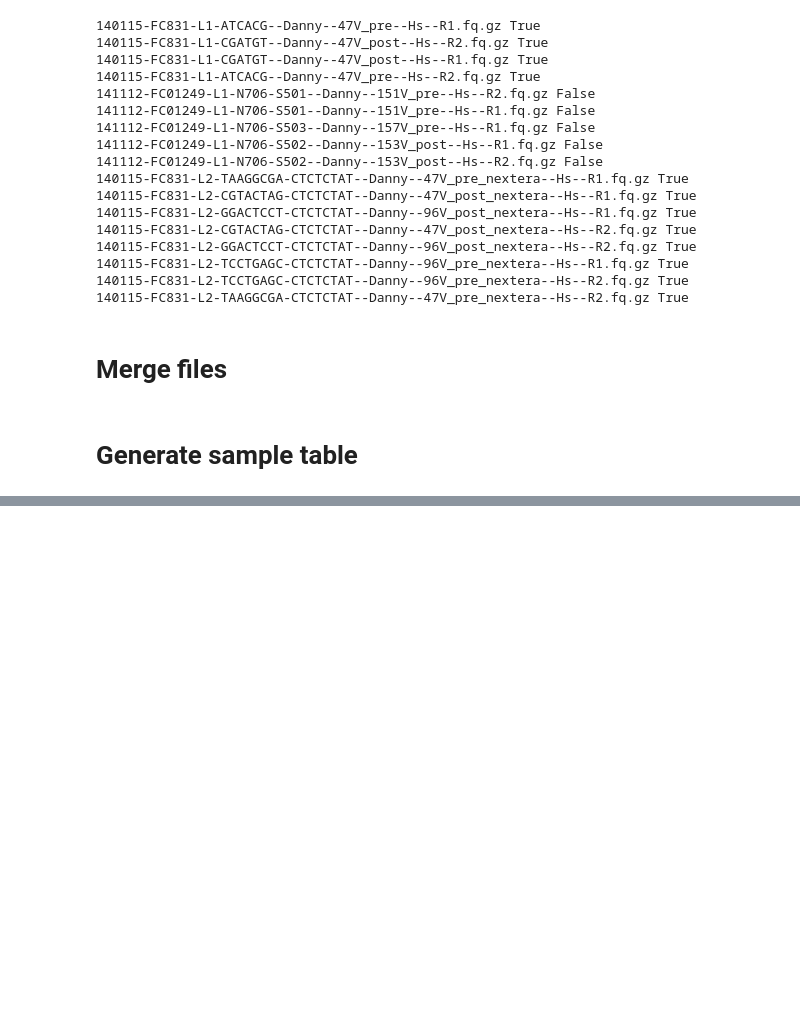
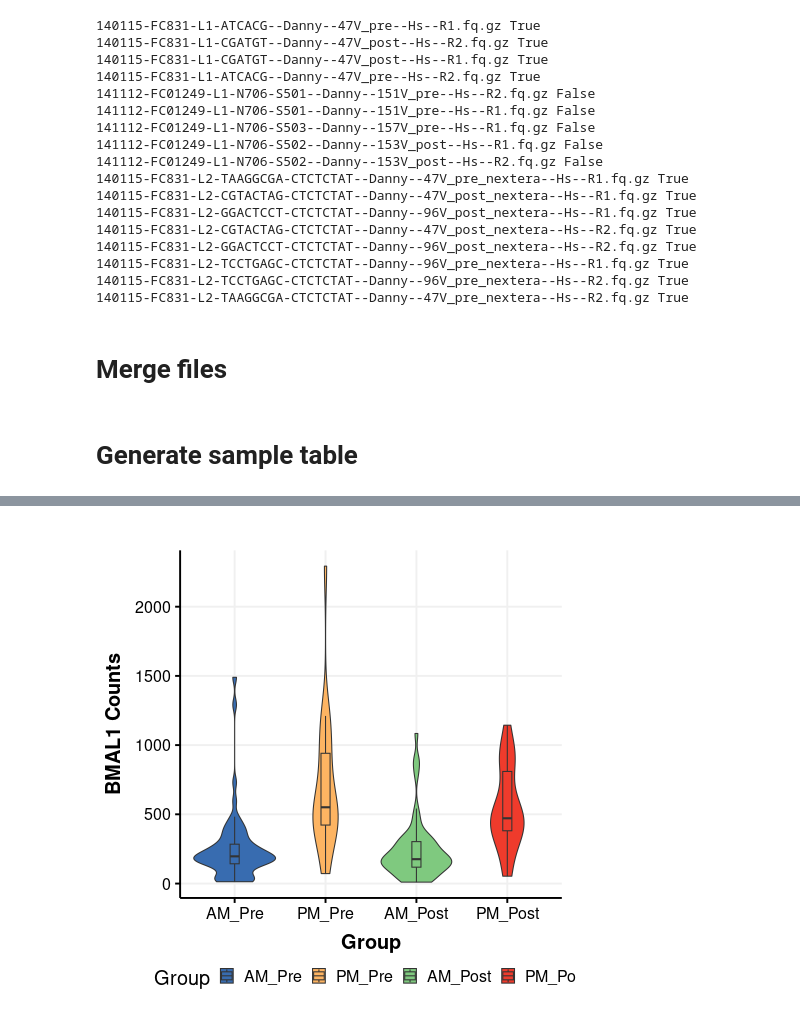
Before and after one commit to wkdeng/AMI, a Jupyter notebook: sample_clean_md5.ipynb, the cells around one changed output, grey strips where cells are left out. Drawn from its saved outputs; the diff is of its cells as text; code cells hidden in the pictures; blank space fills up the shorter version.

```diff
--- a/sample_clean_md5.ipynb
+++ b/sample_clean_md5.ipynb
@@ -164,0 +421,26 @@ samples
+# %%
+%%R
+sample_info<-read.table('data/sample_info/to_diff.txt',sep='\t',header=T)
+sample_info$Cate<-paste(sample_info$Time,sample_info$Group,sep='_')
+sample_info[sample_info$Treated=='','Treated']<-'NA'
+sample_info$Patient<-apply(sample_info,1,function(x) strsplit(x[1],'_')[[1]][1])
+
+quality<-read.table('data/sample_info/quality.txt',sep='\t',header=T)
+rownames(quality)<-quality$Sample
+sample_info[c('Quality', 'GC', 'Read_length')]<-quality[sample_info$Sample,c('Quality', 'GC', 'Read_length')]
+
+kal_dirs <- file.path("data/kallisto", sample_info$Sample,'/abundance.h5')
+t2g<-read.table('data/sample_info/t2g.txt',sep='\t',header=T)
+protein_coding<-t2g[t2g$TYPE=='protein_coding','GENENAME']
+g2n<-t2g[,c('GENEID','GENENAME')]
+g2n<-g2n[!duplicated(g2n$GENEID),]
+t2g<-t2g[,c('TXNAME','GENEID')]
+rownames(g2n)<-g2n$GENEID
+
+txi <- tximport(kal_dirs, type = "kallisto", tx2gene = t2g)
+colnames(txi$counts)<-sample_info$Sample
+
+dds <- DESeqDataSetFromTximport(txi, sample_info, ~Cate+Read_length)
+keep <- rowSums(counts(dds) > 0) >= 41
+dds <- DESeq(dds)
+dds<-dds[keep,]
@@ -164,0 +465,20 @@ samples
+# %%
+%%R
+#ENSG00000133794.20
+bmal1_counts<-assays(dds)$counts['ENSG00000133794.20',]
+bmal1_counts<-rbind(as.character(dds$Cate),bmal1_counts)
+bmal1_counts<-as.data.frame(t(bmal1_counts))
+colnames(bmal1_counts)<-c('Group','BMAL1.Counts')
+bmal1_counts$BMAL1.Counts<-as.numeric(bmal1_counts$BMAL1.Counts)
+bmal1_counts$Group<-factor(bmal1_counts$Group,levels=c('AM_Pre','PM_Pre','AM_Post','PM_Post'))
+p1<-ggplot(bmal1_counts,aes(x=Group,y=BMAL1.Counts,fill=Group))+geom_violin(jitter=T)+
+    geom_boxplot(outlier.shape=NA,width=.1)+ylab('BMAL1 Counts')+
+    theme_Publication()+scale_fill_Publication()
+pdf('data/figures/bmal1_counts.pdf',width=5,height=5)
+print(p1)
+dev.off()
+print(p1)
+#+scale_y_log10()
+# head(bmal1_counts)
+# %% [output]
+[figure, added]
```
Also changed, not shown: parts of 27 cells of this notebook, 2 other files.
